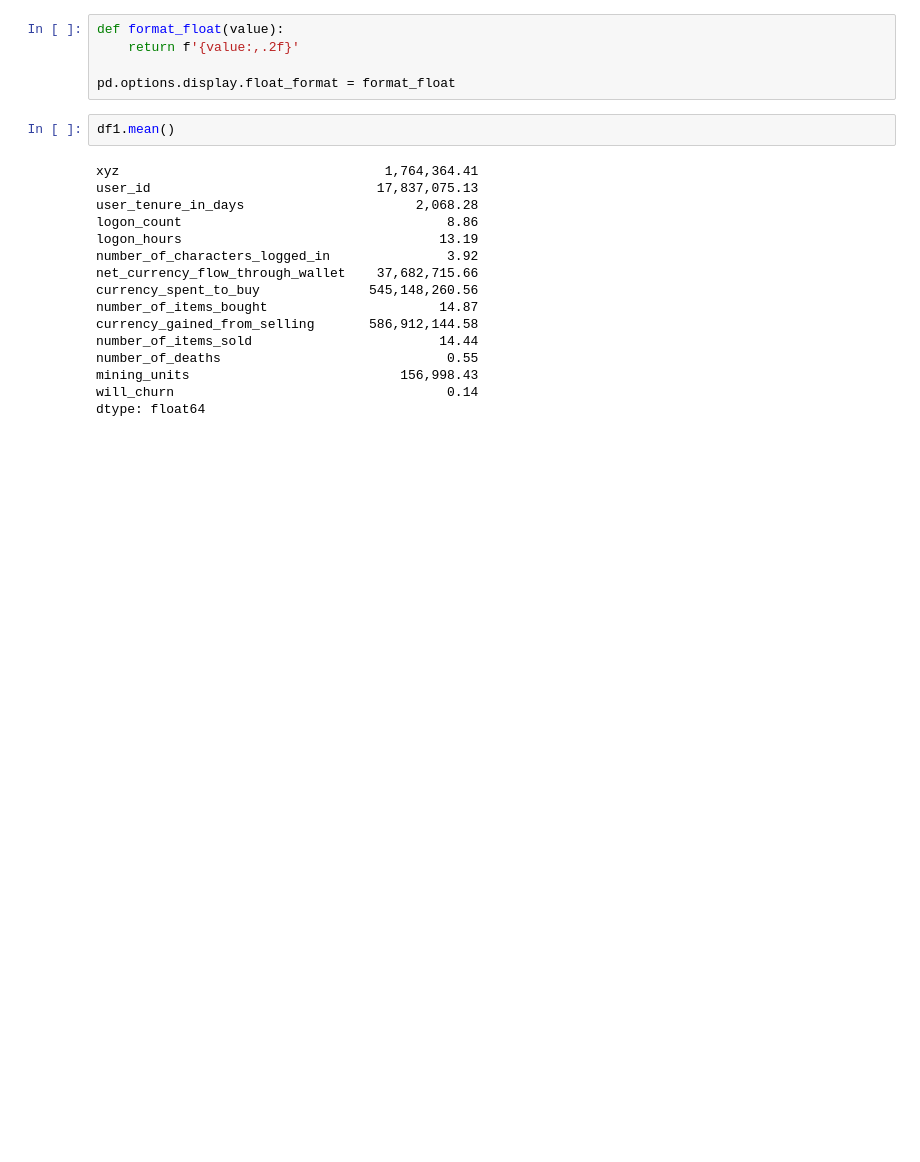
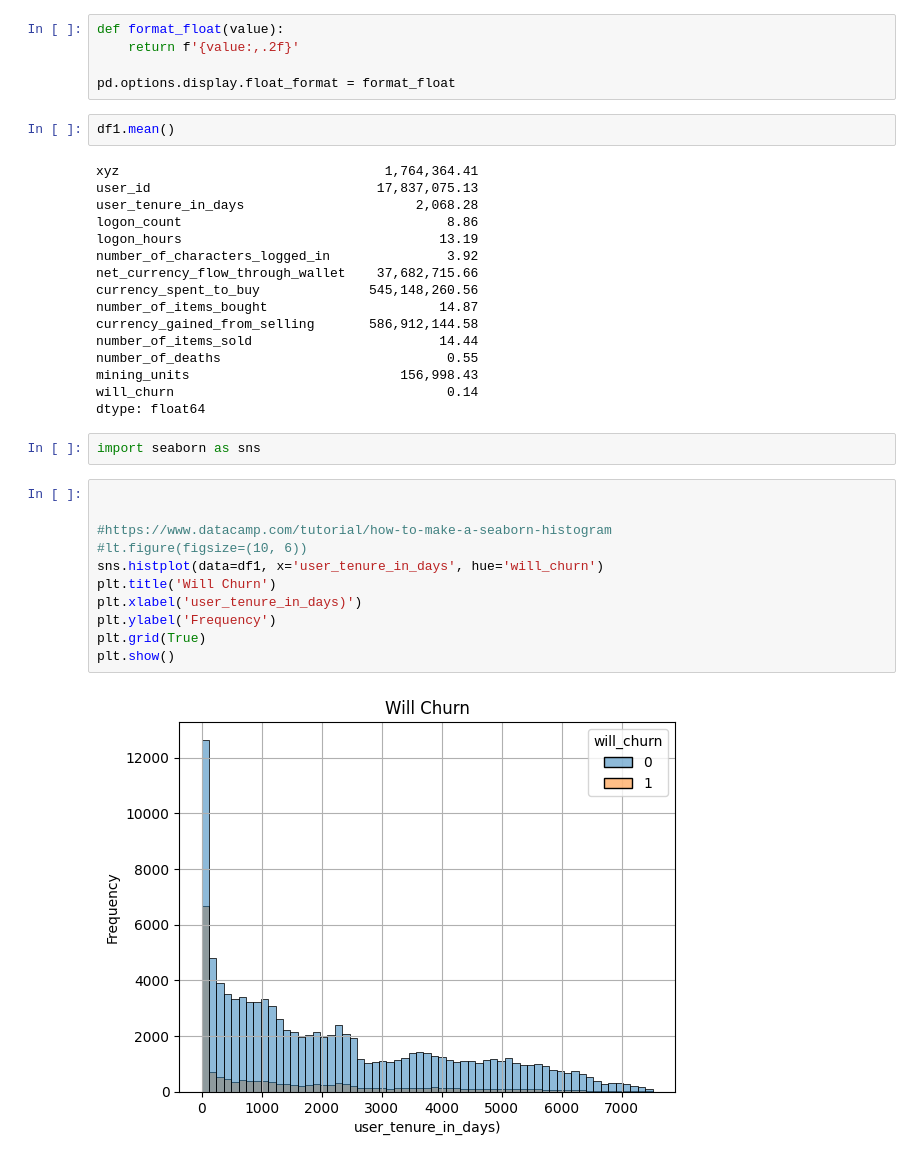
Before and after one commit to victorblaer/ccp_game_data, a Jupyter notebook: ccp_game_data.ipynb, the cells around one changed output. Drawn from its saved outputs; the diff is of its cells as text; blank space fills up the shorter version.

```diff
--- a/ccp_game_data.ipynb
+++ b/ccp_game_data.ipynb
@@ -201,3 +202,18 @@ number_of_deaths                             0.55
 mining_units                           156,998.43
 will_churn                                   0.14
 dtype: float64
+# %%
+import seaborn as sns
+# %%
+
+
+#https://www.datacamp.com/tutorial/how-to-make-a-seaborn-histogram
+#lt.figure(figsize=(10, 6))
+sns.histplot(data=df1, x='user_tenure_in_days', hue='will_churn')
+plt.title('Will Churn')
+plt.xlabel('user_tenure_in_days)')
+plt.ylabel('Frequency')
+plt.grid(True)
+plt.show()
+# %% [output]
+[figure, added]
```
Also changed, not shown: parts of 12 cells of this notebook.
